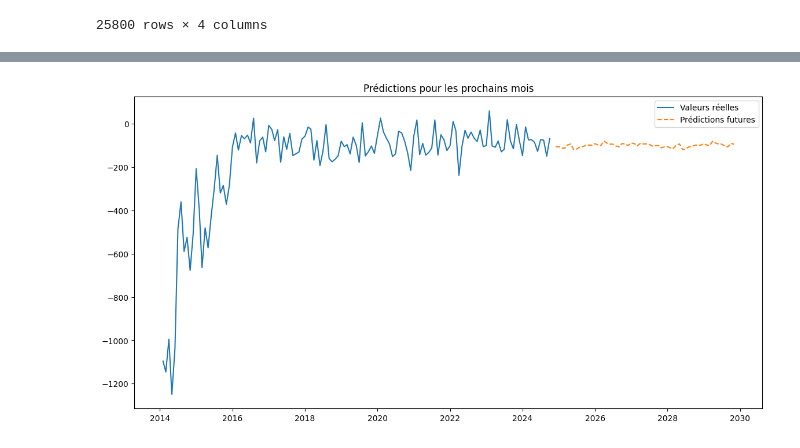
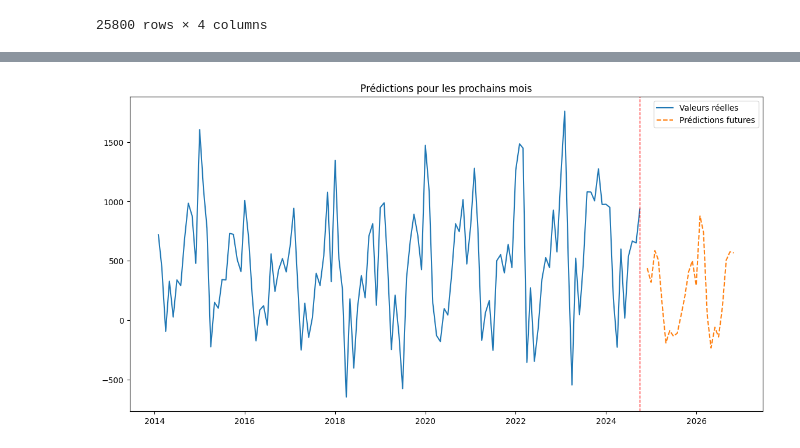
Before and after one commit to SuperMegaFort/TSM-AnSeqDa, a Jupyter notebook: LSTM.ipynb, the cells around one changed output, grey strips where cells are left out. Saved outputs shown, nothing was run; the diff lists cells and outputs as text; code cells hidden in the pictures.

```diff
--- a/LSTM.ipynb
+++ b/LSTM.ipynb
@@ -26,7 +28,7 @@ data
 | 25799 | Total Unknown Origin | 2024-10-01 | 2615 | 11.0 |
 25800 rows × 4 columns
 # %%
-pays = 'Serbia'
+pays = 'France'
 
 data['date'] = pd.to_datetime(data['date'])  # Conversion en datetime
 germany_data = data[data['pays'] == pays].sort_values(by='date')
@@ -74,16 +92,19 @@ X_train.shape, X_test.shape, y_train.shape, y_test.shape
 # %%
-# Définir le modèle LSTM
+# Modèle amélioré avec deux couches LSTM, Dropout, et un ReduceLROnPlateau pour ajuster le taux d'apprentissage
 model = Sequential([
-    LSTM(50, activation='relu', input_shape=(X_train.shape[1], X_train.shape[2])),
+    Bidirectional(LSTM(100, activation='relu', input_shape=(X_train.shape[1], X_train.shape[2]), return_sequences=True)),
+    Dropout(0.2),
+    LSTM(50, activation='relu'),
+    Dropout(0.2),
     Dense(1)
 ])
 
-# Compiler le modèle
+# Compiler le modèle avec un optimiseur Adam et un taux d'apprentissage initial
 model.compile(optimizer='adam', loss='mean_squared_error')
 
+# Utiliser ReduceLROnPlateau pour ajuster le taux d'apprentissage si la perte de validation n'améliore pas
+reduce_lr = ReduceLROnPlateau(monitor='val_loss', factor=0.2, patience=10, min_lr=0.001)
+
 # Entraîner le modèle
-history = model.fit(X_train, y_train, epochs=200, batch_size=16, validation_split=0.2, verbose=1)
-
-# Résultat de l'entraînement
-history.history
+history = model.fit(X_train, y_train, epochs=100, batch_size=16, validation_split=0.2, verbose=1, callbacks=[reduce_lr])
 # %% [output]
@@ -157,9 +162,9 @@ plt.show()
 # %%
 # Nombre de mois à prédire
-n_months_to_predict = 12*5
+n_months_to_predict = 12 * 2
 
 # Dernière séquence des données d'entraînement
-last_sequence = normalized_values[-sequence_length:].reshape(1, sequence_length, 1)
+last_sequence = scaled_values[-sequence_length:].reshape(1, sequence_length, 4)  # 4 car on a 4 features
 
 # Liste pour stocker les prédictions
 future_predictions = []
@@ -174,17 +179,22 @@ for _ in range(n_months_to_predict):
     # Mettre à jour la séquence
     last_sequence = np.roll(last_sequence, -1, axis=1)
 
-# Inverser la normalisation des prédictions
-future_predictions = scaler.inverse_transform(np.array(future_predictions).reshape(-1, 1))
+future_predictions_with_fakes = np.hstack([np.array(future_predictions).reshape(-1, 1), np.zeros((len(future_predictions), 3))])
 
-# Créer une plage de dates pour les prédictions futures
-last_date = germany_data['date'].max()
-future_dates = pd.date_range(start=last_date, periods=n_months_to_predict + 1, freq='ME')[1:]
+# Inverser la normalisation en utilisant le scaler qui a été ajusté avec 4 caractéristiques
+future_predictions = scaler.inverse_transform(future_predictions_with_fakes)[:, 0]
+
+# Définir la date de début des prédictions (novembre 2024)
+start_date = pd.Timestamp('2024-11-01')
+
+# Créer une plage de dates pour les prédictions futures à partir de novembre 2024
+future_dates = pd.date_range(start=start_date, periods=n_months_to_predict, freq='ME')
 
 # Visualiser les prédictions futures
 plt.figure(figsize=(14, 7))
 plt.plot(germany_data['date'], germany_data['entree_mensuelle'], label='Valeurs réelles')
 plt.plot(future_dates, future_predictions, label='Prédictions futures', linestyle='--')
+plt.axvline(x=germany_data['date'].iloc[-1], color='r', linestyle='--', linewidth=1)
 plt.legend()
 plt.title('Prédictions pour les prochains mois')
 plt.show()
@@ -209 +219 @@ plt.show()
-[figure, old version]
+[figure, new version]
```
Also changed, not shown: parts of 8 cells of this notebook.
